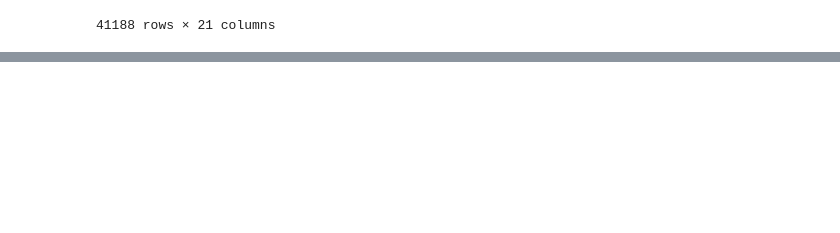
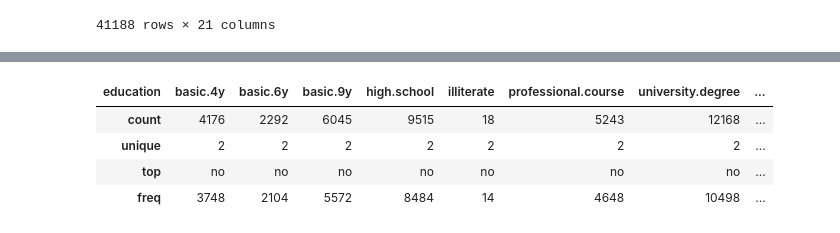
Before and after one commit to veyselaytekin1/Machine_Learning, a Jupyter notebook: ML_projects/Snitch_project/Snitch_bank_project.ipynb, the cells around one changed output, grey strips where cells are left out. Saved outputs shown, nothing was run; the diff lists cells and outputs as text; code cells hidden in the pictures; blank space fills up the shorter version.

```diff
--- a/ML_projects/Snitch_project/Snitch_bank_project.ipynb
+++ b/ML_projects/Snitch_project/Snitch_bank_project.ipynb
@@ -74,0 +111,2 @@ data
+# %%
+df.replace(['unknown'],np.nan, inplace=True)  # I replaced the 'unknown' to np.none
@@ -74,0 +185,2 @@ data
+# %%
+df.default.replace([np.nan], 'yes',inplace=True) #I changed the NaN to yes
@@ -74,0 +225,10 @@ data
+# %%
+df.groupby('education',dropna=False)['y'].describe().T
+
+ #the top of frequency  is 'no',I think, the most of the NaN group won't get a credit
+# %% [output]
+| education | basic.4y | basic.6y | basic.9y | high.school | illiterate | professional.course | university.degree | ... |
+| count | 4176 | 2292 | 6045 | 9515 | 18 | 5243 | 12168 | ... |
+| unique | 2 | 2 | 2 | 2 | 2 | 2 | 2 | ... |
+| top | no | no | no | no | no | no | no | ... |
+| freq | 3748 | 2104 | 5572 | 8484 | 14 | 4648 | 10498 | ... |
```
Also changed, not shown: parts of 36 cells of this notebook, 14 other files.
